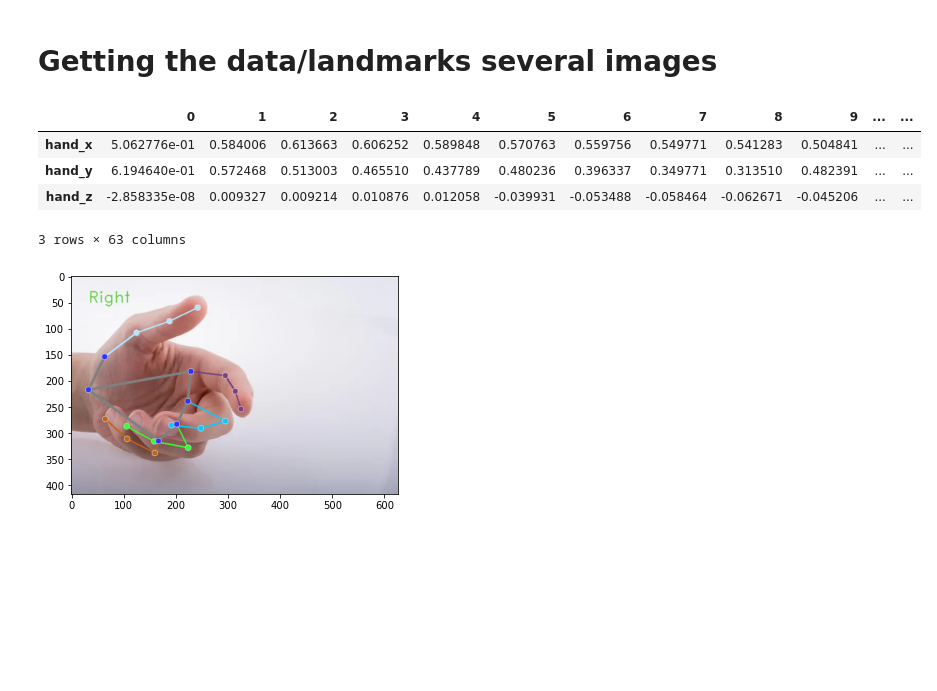
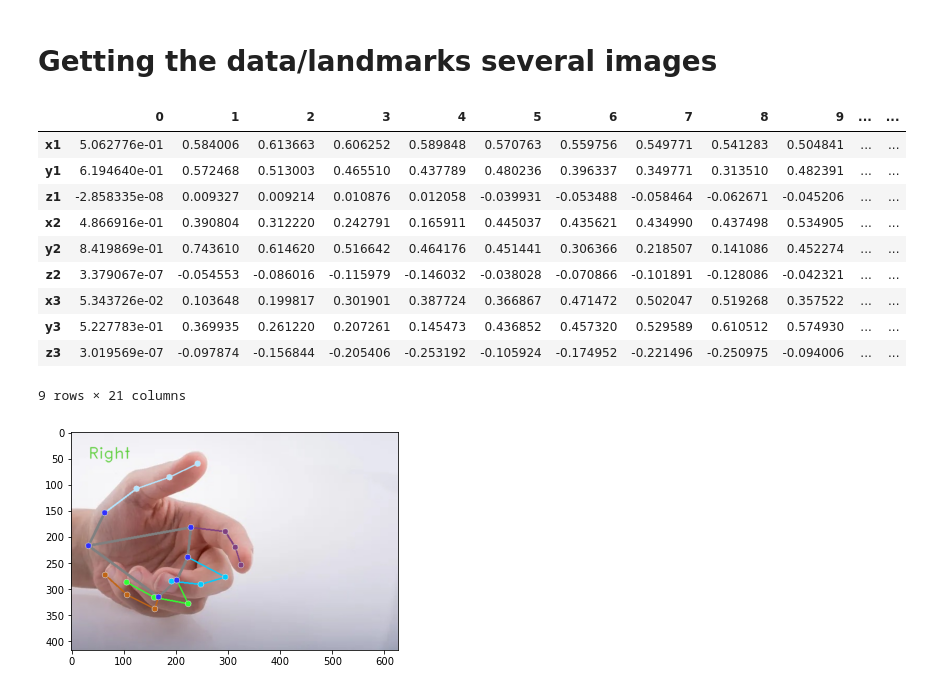
Before and after one commit to joaobizzo/research, a Jupyter notebook: get_data.ipynb, the cells around one changed output. Cells and saved outputs as stored; diff of their text form; code cells hidden in the pictures; blank space fills up the shorter version.

```diff
--- a/get_data.ipynb
+++ b/get_data.ipynb
@@ -71,7 +71,7 @@ options = vision.HandLandmarkerOptions(base_options=base_options,
 detector = vision.HandLandmarker.create_from_options(options)
 
 # STEP 3: Load the input image.
-image = mp.Image.create_from_file("images/image2.jpeg")
+image = mp.Image.create_from_file("images/image1.jpeg")
 
 # STEP 4: Detect hand landmarks from the input image.
 detection_result = detector.detect(image)
@@ -100,42 +100,52 @@ from mediapipe.tasks import python
 from mediapipe.tasks.python import vision
 import pandas as pd
 import os
 from os import listdir
 
 # STEP 2: Create an HandLandmarker object.
 base_options = python.BaseOptions(model_asset_path='hand_landmarker.task')
 options = vision.HandLandmarkerOptions(base_options=base_options,
                                        num_hands=2)
 detector = vision.HandLandmarker.create_from_options(options)
 
-cont=1
-hand_dfs = []
+i=1
+hands_df = pd.DataFrame()
+hands_list = []
 # STEP 3: Loop to load the input images.
 folder = "images" # path to folder containing images
 for image in os.listdir(folder):
     image = mp.Image.create_from_file(f"{folder}/{image}")
 
     # STEP 4: Detect hand landmarks from the input image.
     detection_result = detector.detect(image)
 
     # STEP 5: Process the classification result. In this case, visualize it.
     annotated_image = draw_landmarks_on_image(image.numpy_view(), detection_result)
     plt.imshow(annotated_image);
 
     # STEP 6: Extract the landmarks from the detection result.
     hand_df = pd.DataFrame(detection_result.hand_landmarks[0], columns=['x', 'y', 'z']).T
 
     #.format in rename not working
-    hand_df = hand_df.rename(index={'x': 'hand_x', 'y': 'hand_y', 'z': 'hand_z'})
-    hand_dfs.append(hand_df)
-    hands_df = pd.concat(hand_dfs, axis=1)
-    cont+=1
+    cont = str(i)
+    hand_df = hand_df.rename(index={'x': 'x'+cont, 'y':'y'+cont, 'z': 'z'+cont})
+    hands_list.append(hand_df)
 
-hands_df.head(9)
+    i+=1
+
+hands_df = hands_df.append(hands_list)
+
+hands_df.head(20)
 # %% [output]
 |  | 0 | 1 | 2 | 3 | 4 | 5 | 6 | 7 | 8 | 9 | ... | ... |
-| hand_x | 5.062776e-01 | 0.584006 | 0.613663 | 0.606252 | 0.589848 | 0.570763 | 0.559756 | 0.549771 | 0.541283 | 0.504841 | ... | ... |
-| hand_y | 6.194640e-01 | 0.572468 | 0.513003 | 0.465510 | 0.437789 | 0.480236 | 0.396337 | 0.349771 | 0.313510 | 0.482391 | ... | ... |
-| hand_z | -2.858335e-08 | 0.009327 | 0.009214 | 0.010876 | 0.012058 | -0.039931 | -0.053488 | -0.058464 | -0.062671 | -0.045206 | ... | ... |
+| x1 | 5.062776e-01 | 0.584006 | 0.613663 | 0.606252 | 0.589848 | 0.570763 | 0.559756 | 0.549771 | 0.541283 | 0.504841 | ... | ... |
+| y1 | 6.194640e-01 | 0.572468 | 0.513003 | 0.465510 | 0.437789 | 0.480236 | 0.396337 | 0.349771 | 0.313510 | 0.482391 | ... | ... |
+| z1 | -2.858335e-08 | 0.009327 | 0.009214 | 0.010876 | 0.012058 | -0.039931 | -0.053488 | -0.058464 | -0.062671 | -0.045206 | ... | ... |
+| x2 | 4.866916e-01 | 0.390804 | 0.312220 | 0.242791 | 0.165911 | 0.445037 | 0.435621 | 0.434990 | 0.437498 | 0.534905 | ... | ... |
+| y2 | 8.419869e-01 | 0.743610 | 0.614620 | 0.516642 | 0.464176 | 0.451441 | 0.306366 | 0.218507 | 0.141086 | 0.452274 | ... | ... |
+| z2 | 3.379067e-07 | -0.054553 | -0.086016 | -0.115979 | -0.146032 | -0.038028 | -0.070866 | -0.101891 | -0.128086 | -0.042321 | ... | ... |
+| x3 | 5.343726e-02 | 0.103648 | 0.199817 | 0.301901 | 0.387724 | 0.366867 | 0.471472 | 0.502047 | 0.519268 | 0.357522 | ... | ... |
+| y3 | 5.227783e-01 | 0.369935 | 0.261220 | 0.207261 | 0.145473 | 0.436852 | 0.457320 | 0.529589 | 0.610512 | 0.574930 | ... | ... |
+| z3 | 3.019569e-07 | -0.097874 | -0.156844 | -0.205406 | -0.253192 | -0.105924 | -0.174952 | -0.221496 | -0.250975 | -0.094006 | ... | ... |
-3 rows × 63 columns
+9 rows × 21 columns
 [figure]
```
Also changed, not shown: parts of 3 cells of this notebook.
